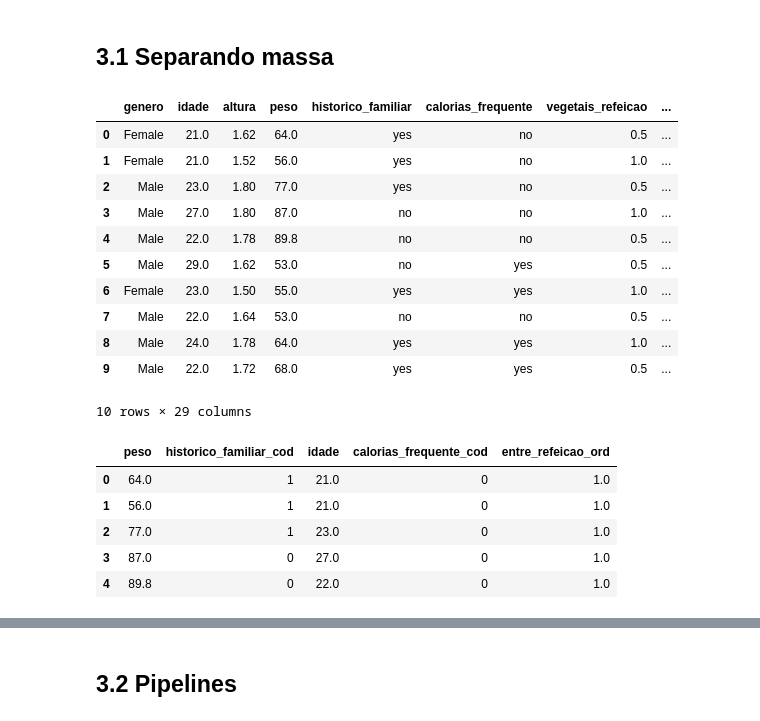
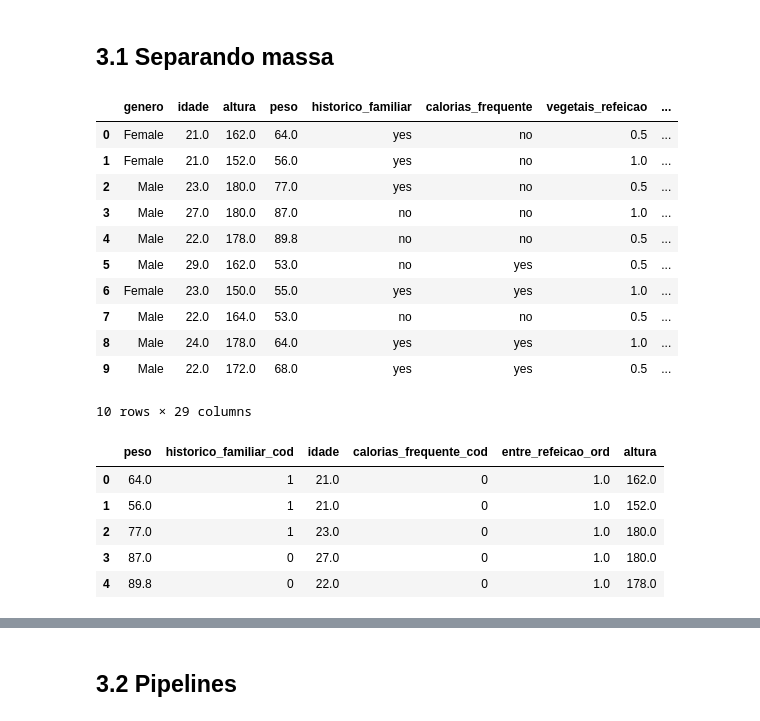
Before and after one commit to vbomura/tc4final, a Jupyter notebook: MachineLearning/Algoritmo.ipynb, the cells around one changed output, grey strips where cells are left out. Drawn from its saved outputs; the diff is of its cells as text; code cells hidden in the pictures.

```diff
--- a/MachineLearning/Algoritmo.ipynb
+++ b/MachineLearning/Algoritmo.ipynb
@@ -311,11 +311,27 @@ class ColumnsToIntTransformer(BaseEstimator, TransformerMixin):
             if col in X_.columns:
                 X_[col] = X_[col].astype(int)
         return X_
+# %%
+class AlturaCmTransformer(BaseEstimator, TransformerMixin): #ajustamos a altura para ter mais peso
+    def __init__(self, coluna_altura="altura"):
+        self.coluna_altura = coluna_altura
+
+    def fit(self, X, y=None):
+        return self  # nada para ajustar
+
+    def transform(self, X):
+        X_ = X.copy()
+
+        if self.coluna_altura in X_.columns:
+            X_["altura"] = X_[self.coluna_altura] * 100
+
+        return X_
 # %%
 pipeline = Pipeline([
     ('renomear', RenomearColunasTransf()),
     ('min_max_scaler',MinMax()),
     ('ordinal_feature', OrdinalEncodingTransformer()),
+    ("altura_cm", AlturaCmTransformer(coluna_altura="altura")),
     ('label_encoding', MultiLabelEncoder(
         columns=[
             'historico_familiar',
@@ -504,24 +517,24 @@ plt.show()
 base.head(10)
 # %% [output]
 |  | genero | idade | altura | peso | historico_familiar | calorias_frequente | vegetais_refeicao | ... |
-| 0 | Female | 21.0 | 1.62 | 64.0 | yes | no | 0.5 | ... |
-| 1 | Female | 21.0 | 1.52 | 56.0 | yes | no | 1.0 | ... |
-| 2 | Male | 23.0 | 1.80 | 77.0 | yes | no | 0.5 | ... |
-| 3 | Male | 27.0 | 1.80 | 87.0 | no | no | 1.0 | ... |
-| 4 | Male | 22.0 | 1.78 | 89.8 | no | no | 0.5 | ... |
-| 5 | Male | 29.0 | 1.62 | 53.0 | no | yes | 0.5 | ... |
-| 6 | Female | 23.0 | 1.50 | 55.0 | yes | yes | 1.0 | ... |
-| 7 | Male | 22.0 | 1.64 | 53.0 | no | no | 0.5 | ... |
-| 8 | Male | 24.0 | 1.78 | 64.0 | yes | yes | 1.0 | ... |
-| 9 | Male | 22.0 | 1.72 | 68.0 | yes | yes | 0.5 | ... |
+| 0 | Female | 21.0 | 162.0 | 64.0 | yes | no | 0.5 | ... |
+| 1 | Female | 21.0 | 152.0 | 56.0 | yes | no | 1.0 | ... |
+| 2 | Male | 23.0 | 180.0 | 77.0 | yes | no | 0.5 | ... |
+| 3 | Male | 27.0 | 180.0 | 87.0 | no | no | 1.0 | ... |
+| 4 | Male | 22.0 | 178.0 | 89.8 | no | no | 0.5 | ... |
+| 5 | Male | 29.0 | 162.0 | 53.0 | no | yes | 0.5 | ... |
+| 6 | Female | 23.0 | 150.0 | 55.0 | yes | yes | 1.0 | ... |
+| 7 | Male | 22.0 | 164.0 | 53.0 | no | no | 0.5 | ... |
+| 8 | Male | 24.0 | 178.0 | 64.0 | yes | yes | 1.0 | ... |
+| 9 | Male | 22.0 | 172.0 | 68.0 | yes | yes | 0.5 | ... |
 10 rows × 29 columns
 # %%
-base[['peso','historico_familiar_cod', 'idade', 'calorias_frequente_cod', 'entre_refeicao_ord']].head()
+base[['peso','historico_familiar_cod', 'idade', 'calorias_frequente_cod', 'entre_refeicao_ord','altura']].head()
 # %% [output]
-|  | peso | historico_familiar_cod | idade | calorias_frequente_cod | entre_refeicao_ord |
-| 0 | 64.0 | 1 | 21.0 | 0 | 1.0 |
-| 1 | 56.0 | 1 | 21.0 | 0 | 1.0 |
-| 2 | 77.0 | 1 | 23.0 | 0 | 1.0 |
-| 3 | 87.0 | 0 | 27.0 | 0 | 1.0 |
-| 4 | 89.8 | 0 | 22.0 | 0 | 1.0 |
+|  | peso | historico_familiar_cod | idade | calorias_frequente_cod | entre_refeicao_ord | altura |
+| 0 | 64.0 | 1 | 21.0 | 0 | 1.0 | 162.0 |
+| 1 | 56.0 | 1 | 21.0 | 0 | 1.0 | 152.0 |
+| 2 | 77.0 | 1 | 23.0 | 0 | 1.0 | 180.0 |
+| 3 | 87.0 | 0 | 27.0 | 0 | 1.0 | 180.0 |
+| 4 | 89.8 | 0 | 22.0 | 0 | 1.0 | 178.0 |
 # %%
```
Also changed, not shown: parts of 12 cells of this notebook.
